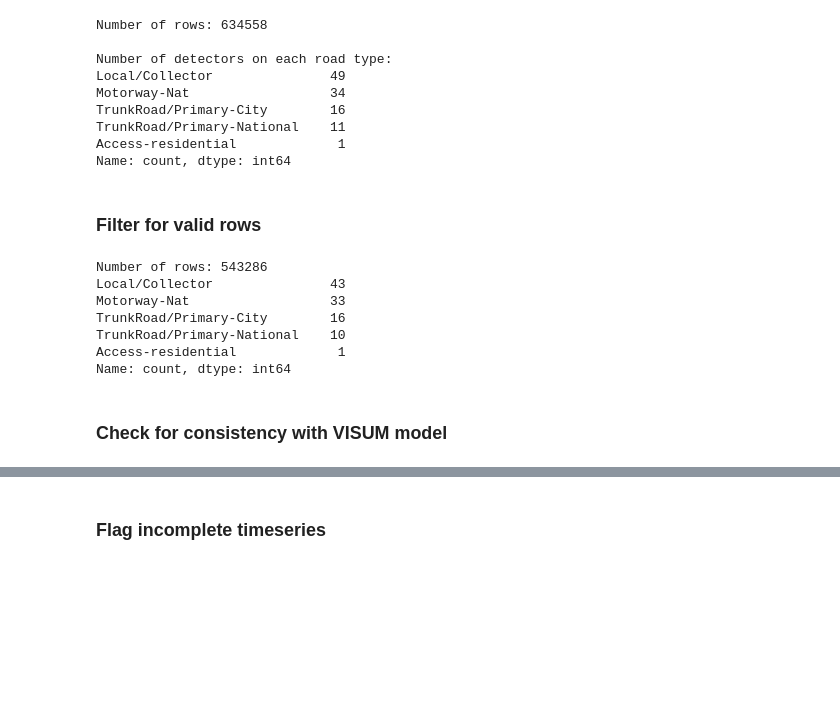
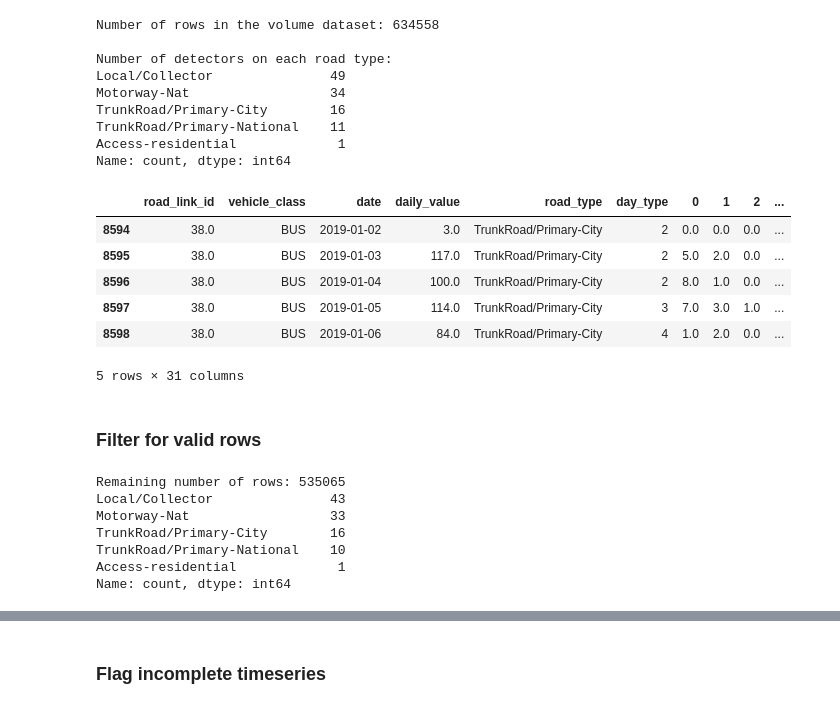
Before and after one commit to tum-esm/drive-inventory, a Jupyter notebook: notebooks/data_preprocessing/combine_preprocessed_files.ipynb, the cells around one changed output, grey strips where cells are left out. Drawn from its saved outputs; the diff is of its cells as text; code cells hidden in the pictures; blank space fills up the shorter version.

```diff
--- a/notebooks/data_preprocessing/combine_preprocessed_files.ipynb
+++ b/notebooks/data_preprocessing/combine_preprocessed_files.ipynb
@@ -52,40 +65,51 @@ Number of rows: 3258862
 # %%
+min_date = '2019-01-01'
+max_date = '2022-12-31'
+
+# reduce to 2019 - 2022 data
+counting_data = counting_data[counting_data['date'].between(min_date,max_date)]
+
 # aggregate counts for each road_link_id and reduce to volume dataset
 volume  = counting_data.groupby(['metric','road_link_id',
                                  'vehicle_class','date']).sum(numeric_only = True).loc['volume']
 volume = volume.drop(['detector_id'], axis = 1)
 volume = volume.reset_index()
 
 # add road type information
 road_types = visum_links.set_index('road_link_id')['road_type'].to_dict()
 volume.insert(4,'road_type' , volume['road_link_id'].map(road_types))
-# drop rows with road_type = none
+# drop rows with road_type = "none"
 volume = volume[volume['road_type'] != 'none']
 
 # add day type information
 dates = volume['date'].unique()
 day_types = {date:cal_obj.get_day_type_combined(date) for date in dates}
 volume.insert(5, 'day_type', volume['date'].map(day_types))
 
 # drop rows with NaN values
 volume = volume.dropna()
 
-# reduce to 2019 - 2022 data
-volume = volume[volume['date'].between('2019-01-01','2022-12-31')]
-
-print(f'Number of rows: {len(volume)}\n')
+print(f'Number of rows in the volume dataset: {len(volume)}\n')
 print('Number of detectors on each road type:')
 print(pd.Series([road_types[i] for i in volume['road_link_id'].unique()]).value_counts())
+volume.head()
 # %% [output]
-Number of rows: 634558
+Number of rows in the volume dataset: 634558
 
 Number of detectors on each road type:
 Local/Collector               49
 Motorway-Nat                  34
 TrunkRoad/Primary-City        16
 TrunkRoad/Primary-National    11
 Access-residential             1
 Name: count, dtype: int64
+|  | road_link_id | vehicle_class | date | daily_value | road_type | day_type | 0 | 1 | 2 | ... |
+| 8594 | 38.0 | BUS | 2019-01-02 | 3.0 | TrunkRoad/Primary-City | 2 | 0.0 | 0.0 | 0.0 | ... |
+| 8595 | 38.0 | BUS | 2019-01-03 | 117.0 | TrunkRoad/Primary-City | 2 | 5.0 | 2.0 | 0.0 | ... |
+| 8596 | 38.0 | BUS | 2019-01-04 | 100.0 | TrunkRoad/Primary-City | 2 | 8.0 | 1.0 | 0.0 | ... |
+| 8597 | 38.0 | BUS | 2019-01-05 | 114.0 | TrunkRoad/Primary-City | 3 | 7.0 | 3.0 | 1.0 | ... |
+| 8598 | 38.0 | BUS | 2019-01-06 | 84.0 | TrunkRoad/Primary-City | 4 | 1.0 | 2.0 | 0.0 | ... |
+5 rows × 31 columns
 # %% [markdown]
 ### Filter for valid rows
 # %%
@@ -101,17 +125,15 @@ volume_processed = volume[
 ].copy()
 
 # drop rows with daily_volume <1
-volume_processed = volume_processed[volume_processed['daily_value'] > 1]
+volume_processed = volume_processed[volume_processed['daily_value'] > 10]
 
-print(f'Number of rows: {len(volume_processed)}')
+print(f'Remaining number of rows: {len(volume_processed)}')
 print(pd.Series([road_types[i] for i in volume_processed['road_link_id'].unique()]).value_counts())
 # %% [output]
-Number of rows: 543286
+Remaining number of rows: 535065
 Local/Collector               43
 Motorway-Nat                  33
 TrunkRoad/Primary-City        16
 TrunkRoad/Primary-National    10
 Access-residential             1
 Name: count, dtype: int64
-# %% [markdown]
-### Check for consistency with VISUM model
```
Also changed, not shown: parts of 16 cells of this notebook, 2 other files.
